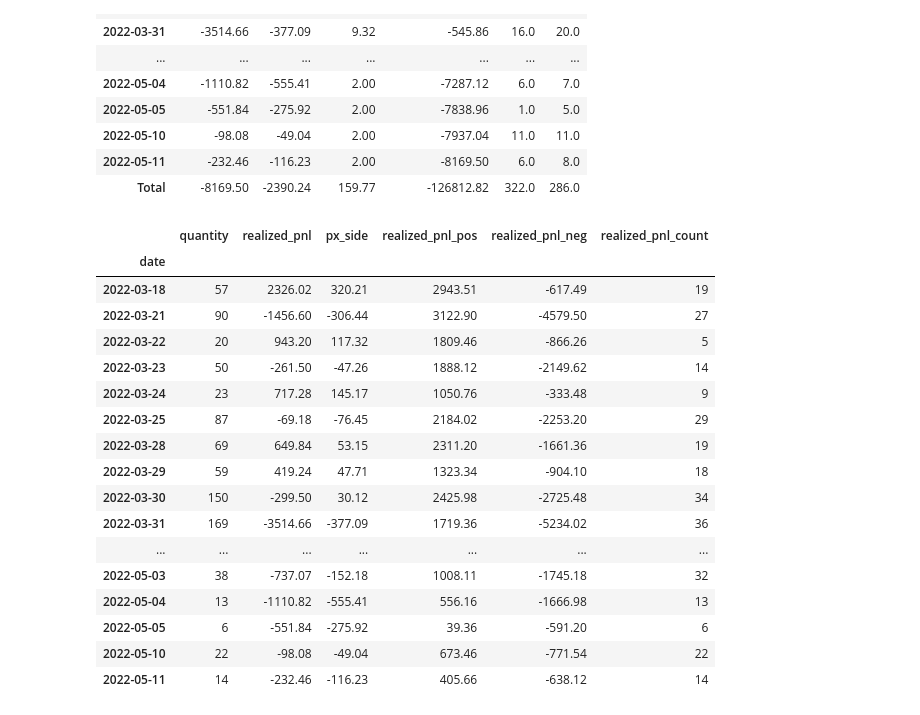
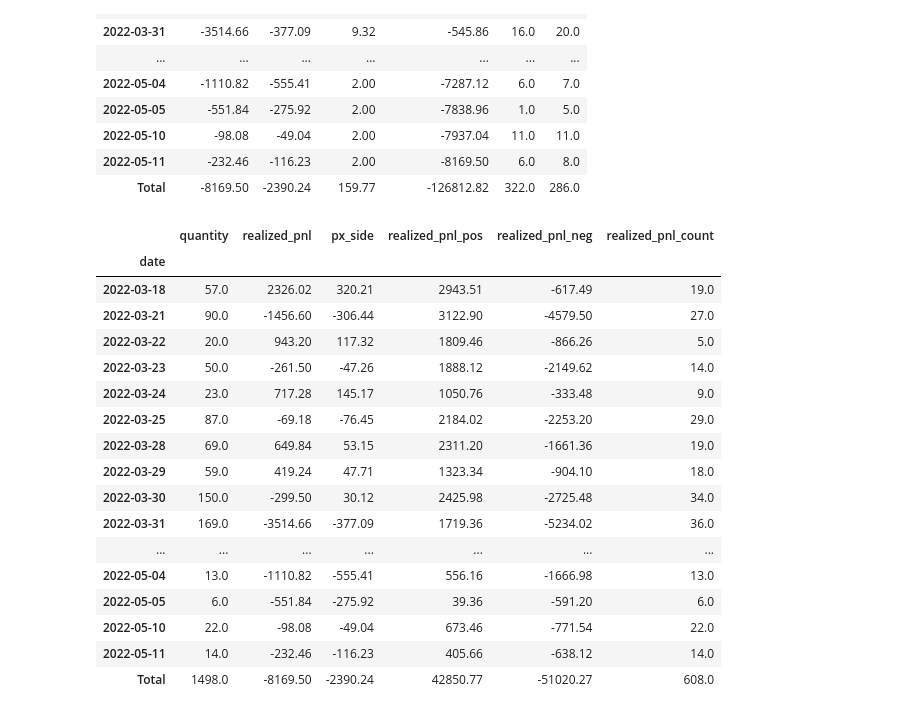
Before and after one commit to RaenonX-Finance/rx-trade-ib, a Jupyter notebook: archive/notebooks/execution_analysis.ipynb, the cells around one changed output. Cells and saved outputs as stored; diff of their text form; code cells hidden in the pictures.

Commit message:
Updated execution archives
Signed-off-by: RaenonX <raenonx0710@gmail.com>

```diff
--- a/archive/notebooks/execution_analysis.ipynb
+++ b/archive/notebooks/execution_analysis.ipynb
@@ -5,6 +5,6 @@ pd.set_option("display.precision", 2)
 # %%
 import glob
 
-PATH = glob.glob("../executions/MNQM2022/*.csv")[0]
+PATH = glob.glob("../executions/MNQ/*.csv")[0]
 PATH
 # %% [output]
@@ -50,40 +50,43 @@ df_exec
 # %%
 def get_executions_ungroup(file_path: str):
     df = pd.read_csv(file_path)
     df = df[df["realized_pnl"].notnull()]
     df["date"] = pd.to_datetime(df["time_completed"]).dt.date
 
     cols = ["quantity", "realized_pnl", "px_side"]
 
     df_pos = df[df["realized_pnl"] > 0].groupby("date").sum()[["realized_pnl"]]
     df_neg = df[df["realized_pnl"] < 0].groupby("date").sum()[["realized_pnl"]]
 
-    return df.groupby("date").sum()[cols] \
+    df_ret = df.groupby("date").sum()[cols] \
         .join(df_pos, rsuffix="_pos") \
         .join(df_neg, rsuffix="_neg") \
         .join(df.groupby("date").count()[["realized_pnl"]], rsuffix="_count")
+    df_ret.loc["Total"] = df_ret.sum(numeric_only=True)
+
+    return df_ret
 
 
 get_executions_ungroup(PATH)
 # %% [output]
 |  | quantity | realized_pnl | px_side | realized_pnl_pos | realized_pnl_neg | realized_pnl_count |
 | date |  |  |  |  |  |  |
-| 2022-03-18 | 57 | 2326.02 | 320.21 | 2943.51 | -617.49 | 19 |
-| 2022-03-21 | 90 | -1456.60 | -306.44 | 3122.90 | -4579.50 | 27 |
-| 2022-03-22 | 20 | 943.20 | 117.32 | 1809.46 | -866.26 | 5 |
-| 2022-03-23 | 50 | -261.50 | -47.26 | 1888.12 | -2149.62 | 14 |
-| 2022-03-24 | 23 | 717.28 | 145.17 | 1050.76 | -333.48 | 9 |
-| 2022-03-25 | 87 | -69.18 | -76.45 | 2184.02 | -2253.20 | 29 |
-| 2022-03-28 | 69 | 649.84 | 53.15 | 2311.20 | -1661.36 | 19 |
-| 2022-03-29 | 59 | 419.24 | 47.71 | 1323.34 | -904.10 | 18 |
-| 2022-03-30 | 150 | -299.50 | 30.12 | 2425.98 | -2725.48 | 34 |
-| 2022-03-31 | 169 | -3514.66 | -377.09 | 1719.36 | -5234.02 | 36 |
+| 2022-03-18 | 57.0 | 2326.02 | 320.21 | 2943.51 | -617.49 | 19.0 |
+| 2022-03-21 | 90.0 | -1456.60 | -306.44 | 3122.90 | -4579.50 | 27.0 |
+| 2022-03-22 | 20.0 | 943.20 | 117.32 | 1809.46 | -866.26 | 5.0 |
+| 2022-03-23 | 50.0 | -261.50 | -47.26 | 1888.12 | -2149.62 | 14.0 |
+| 2022-03-24 | 23.0 | 717.28 | 145.17 | 1050.76 | -333.48 | 9.0 |
+| 2022-03-25 | 87.0 | -69.18 | -76.45 | 2184.02 | -2253.20 | 29.0 |
+| 2022-03-28 | 69.0 | 649.84 | 53.15 | 2311.20 | -1661.36 | 19.0 |
+| 2022-03-29 | 59.0 | 419.24 | 47.71 | 1323.34 | -904.10 | 18.0 |
+| 2022-03-30 | 150.0 | -299.50 | 30.12 | 2425.98 | -2725.48 | 34.0 |
+| 2022-03-31 | 169.0 | -3514.66 | -377.09 | 1719.36 | -5234.02 | 36.0 |
 | ... | ... | ... | ... | ... | ... | ... |
-| 2022-05-03 | 38 | -737.07 | -152.18 | 1008.11 | -1745.18 | 32 |
-| 2022-05-04 | 13 | -1110.82 | -555.41 | 556.16 | -1666.98 | 13 |
-| 2022-05-05 | 6 | -551.84 | -275.92 | 39.36 | -591.20 | 6 |
-| 2022-05-10 | 22 | -98.08 | -49.04 | 673.46 | -771.54 | 22 |
-| 2022-05-11 | 14 | -232.46 | -116.23 | 405.66 | -638.12 | 14 |
+| 2022-05-04 | 13.0 | -1110.82 | -555.41 | 556.16 | -1666.98 | 13.0 |
+| 2022-05-05 | 6.0 | -551.84 | -275.92 | 39.36 | -591.20 | 6.0 |
+| 2022-05-10 | 22.0 | -98.08 | -49.04 | 673.46 | -771.54 | 22.0 |
+| 2022-05-11 | 14.0 | -232.46 | -116.23 | 405.66 | -638.12 | 14.0 |
+| Total | 1498.0 | -8169.50 | -2390.24 | 42850.77 | -51020.27 | 608.0 |
 # %%
 import plotly.express as px
 
```
Also changed, not shown: parts of 2 cells of this notebook, 3 other files.
